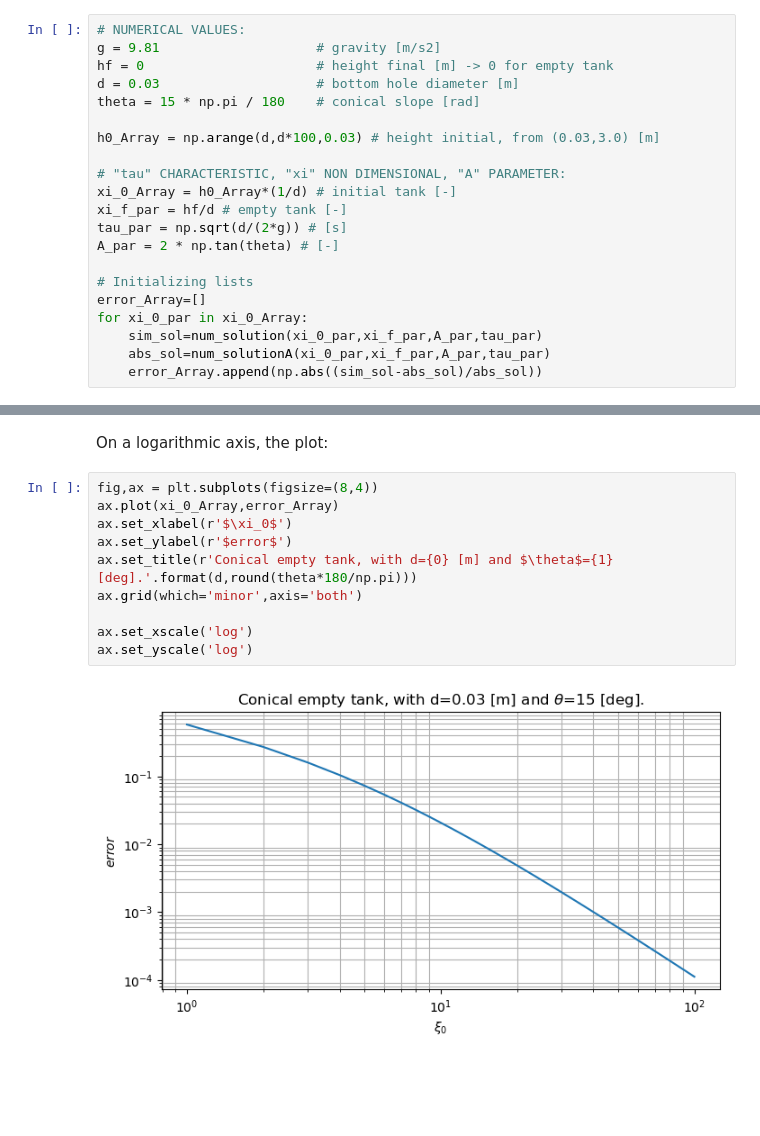
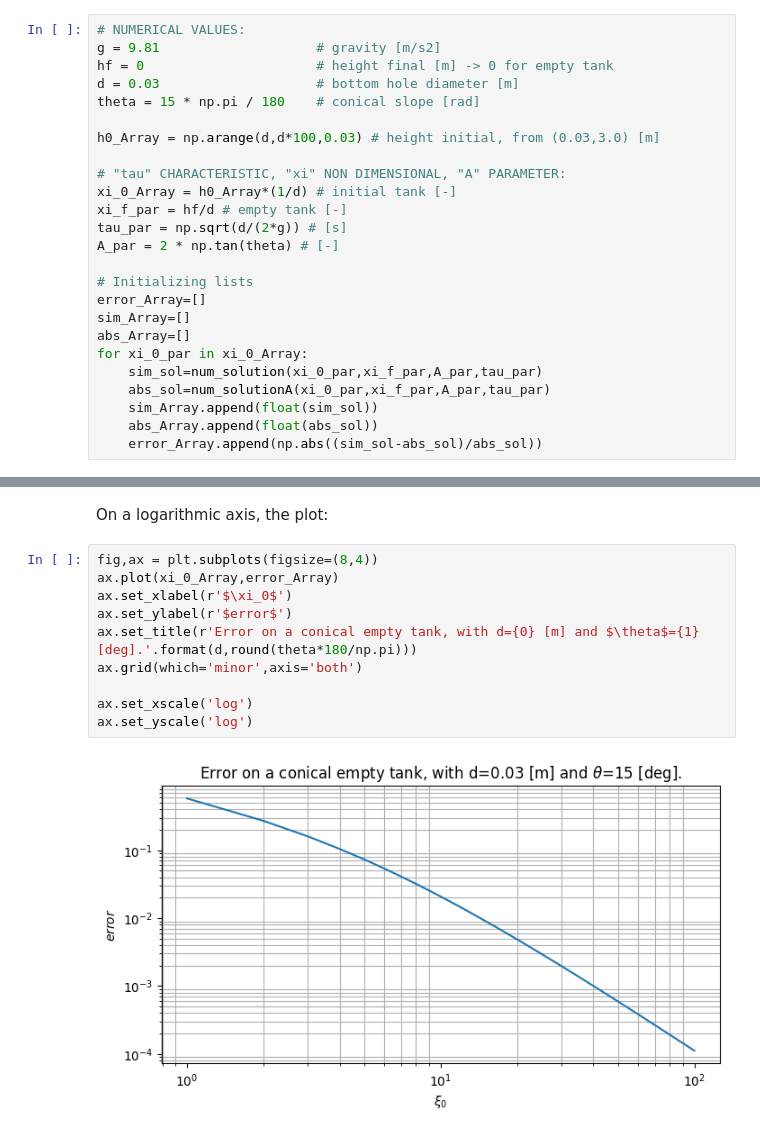
Before and after one commit to rclUPC/AdvancedFluidMechanics, a Jupyter notebook: 0-Intro/Assignment0.ipynb, the cells around one changed output, grey strips where cells are left out. Cells and saved outputs as stored; diff of their text form; blank space fills up the shorter version.

```diff
--- a/0-Intro/Assignment0.ipynb
+++ b/0-Intro/Assignment0.ipynb
@@ -227,9 +227,13 @@ A_par = 2 * np.tan(theta) # [-]
 
 # Initializing lists
 error_Array=[]
+sim_Array=[]
+abs_Array=[]
 for xi_0_par in xi_0_Array:
     sim_sol=num_solution(xi_0_par,xi_f_par,A_par,tau_par)
     abs_sol=num_solutionA(xi_0_par,xi_f_par,A_par,tau_par)
+    sim_Array.append(float(sim_sol))
+    abs_Array.append(float(abs_sol))
     error_Array.append(np.abs((sim_sol-abs_sol)/abs_sol))
 # %% [markdown]
 Importing matplotlib and plotting:
@@ -264,15 +282,15 @@ On a logarithmic axis, the plot:
 # %%
 fig,ax = plt.subplots(figsize=(8,4))
 ax.plot(xi_0_Array,error_Array)
 ax.set_xlabel(r'$\xi_0$')
 ax.set_ylabel(r'$error$')
-ax.set_title(r'Conical empty tank, with d={0} [m] and $\theta$={1} [deg].'.format(d,round(theta*180/np.pi)))
+ax.set_title(r'Error on a conical empty tank, with d={0} [m] and $\theta$={1} [deg].'.format(d,round(theta*180/np.pi)))
 ax.grid(which='minor',axis='both')
 
 ax.set_xscale('log')
 ax.set_yscale('log')
 # %% [output]
-[figure, old version]
+[figure, new version]
 # %%
 try:
     %load_ext watermark
```
Also changed, not shown: parts of 3 cells of this notebook.
